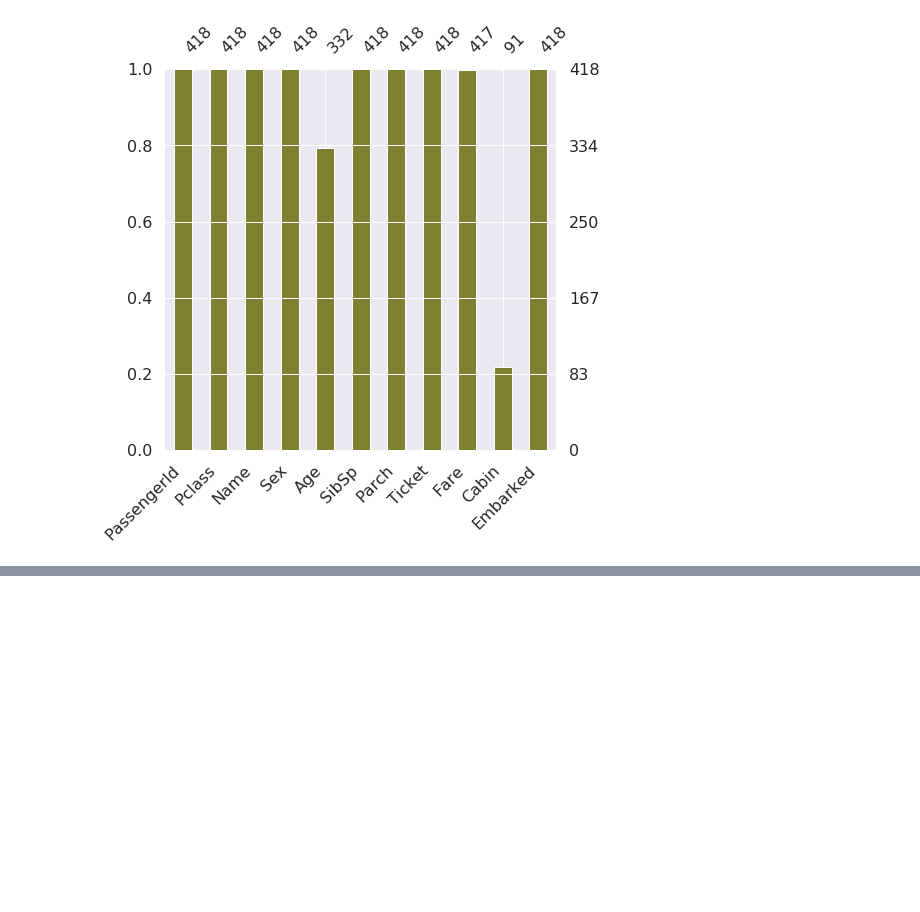
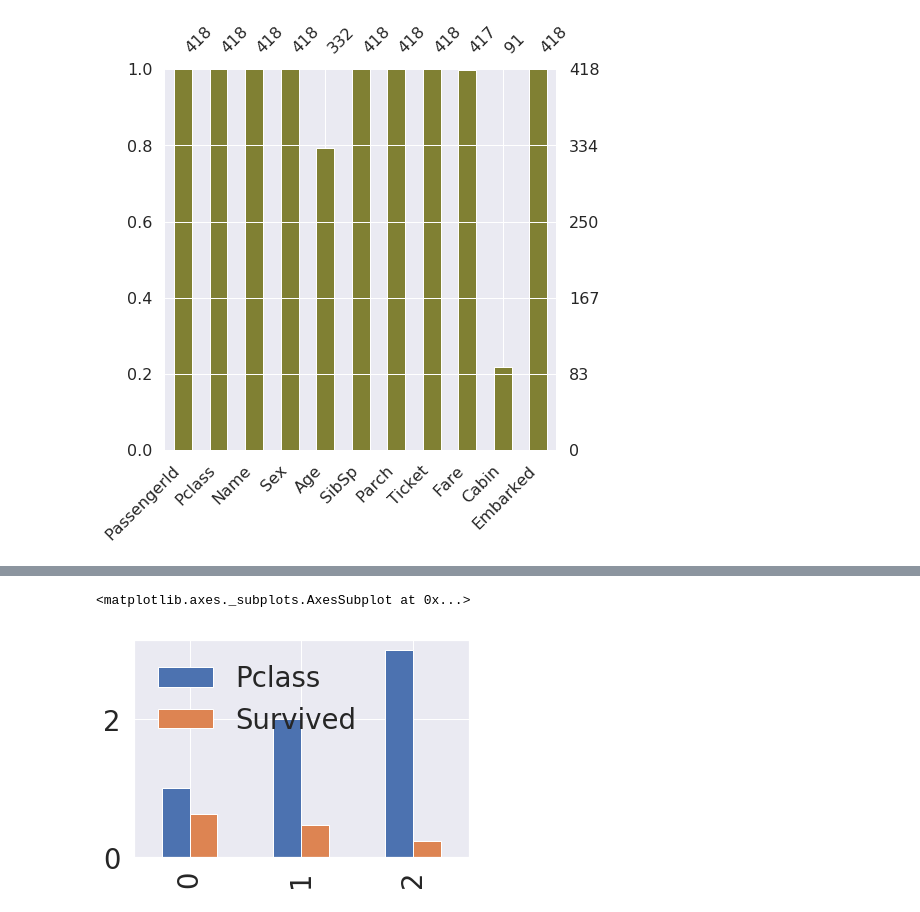
Before and after one commit to haesung-j/Titanic, a Jupyter notebook: titanic.ipynb, the cells around one changed output, grey strips where cells are left out. Drawn from its saved outputs; the diff is of its cells as text; code cells hidden in the pictures; blank space fills up the shorter version.

Commit message:
Add Pclass

```diff
--- a/titanic.ipynb
+++ b/titanic.ipynb
@@ -134,0 +198,5 @@ msno.bar(df_test.iloc[:,:],figsize=(7,7), color=(0.5,0.5,0.2))
+# %%
+df_train[['Pclass','Survived']].groupby(['Pclass'],as_index=False).mean().sort_values(by='Survived',ascending=False).plot.bar() # as_index를 하는 이유는 그림을 그리기 위함
+# %% [output]
+<matplotlib.axes._subplots.AxesSubplot at 0x...>
+[figure, added]
```
Also changed, not shown: parts of 14 cells of this notebook.
